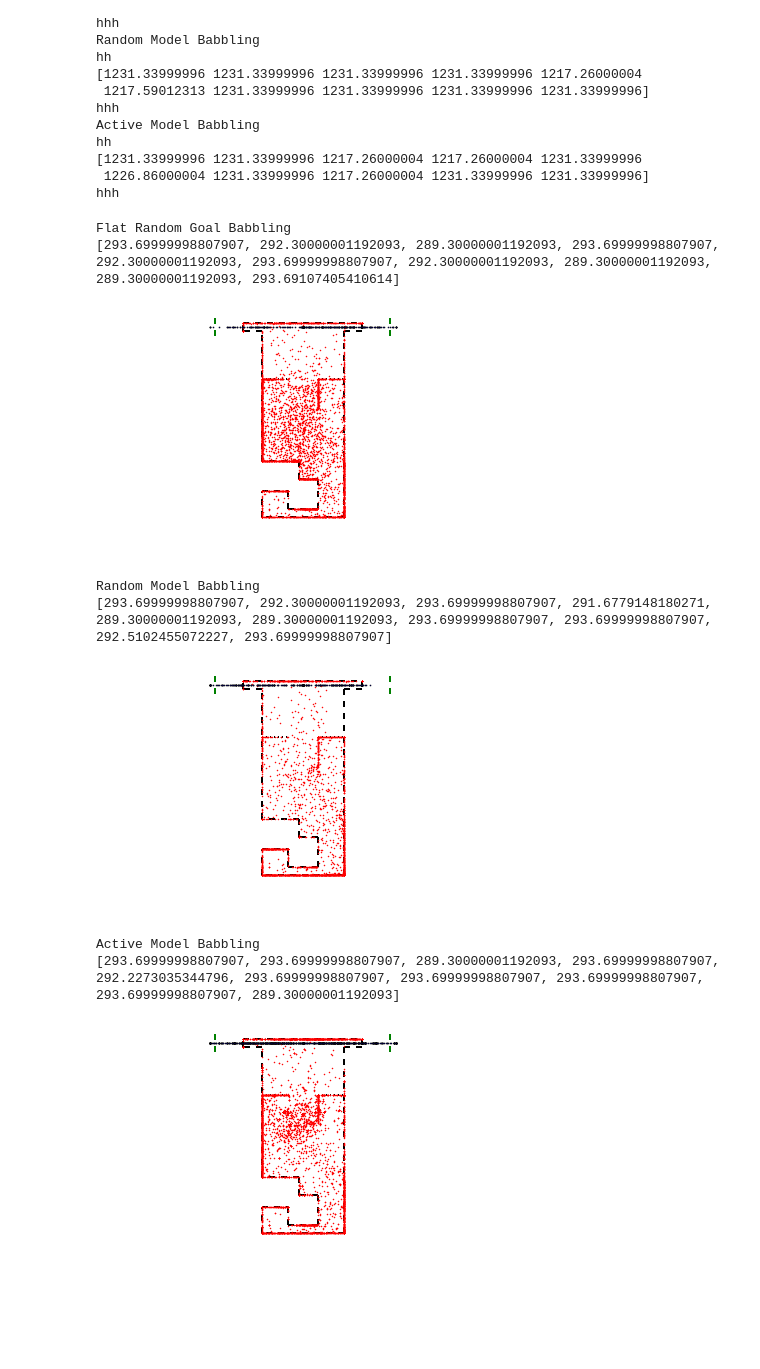
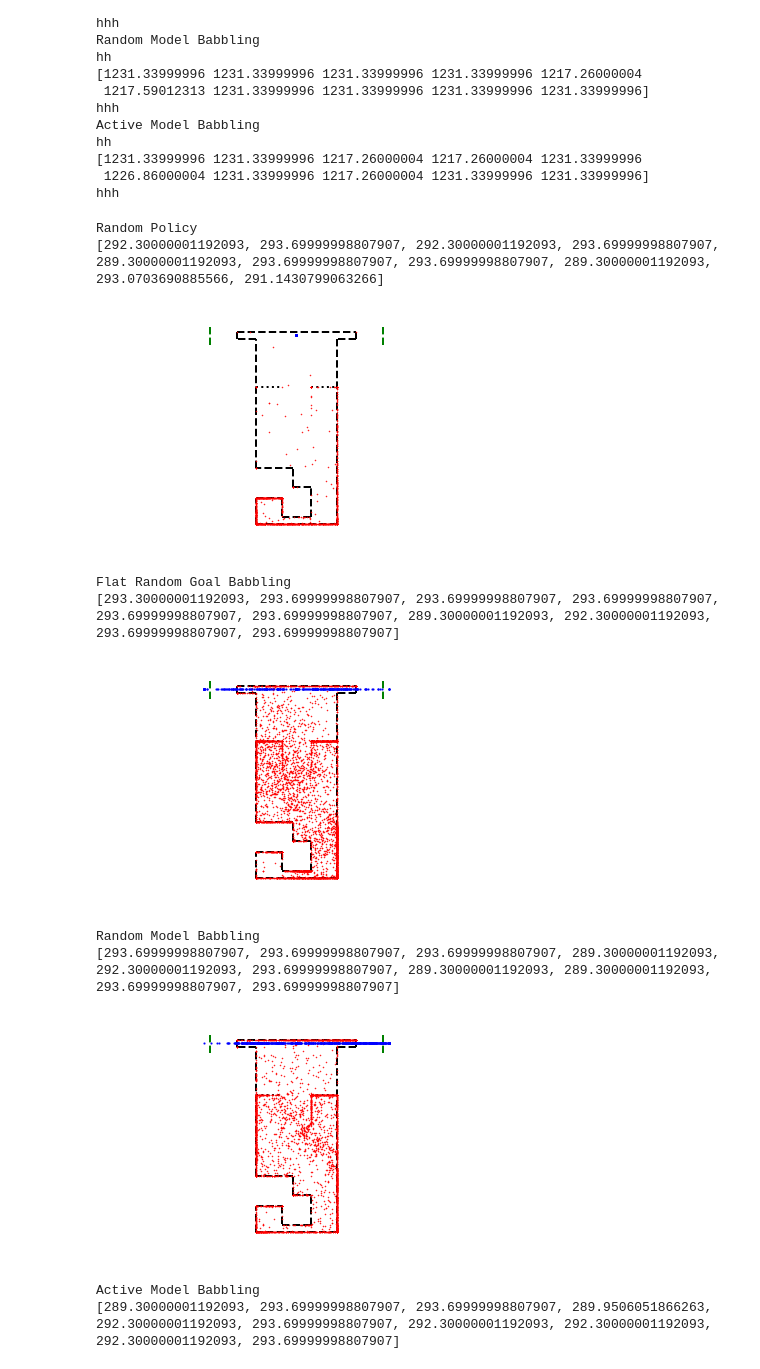
Before and after one commit to rPortelas/malmo_mountain_cart, a Jupyter notebook: data_visualization.ipynb, the cells around one changed output. Saved outputs shown, nothing was run; the diff lists cells and outputs as text; code cells hidden in the pictures; blank space fills up the shorter version.

```diff
--- a/data_visualization.ipynb
+++ b/data_visualization.ipynb
@@ -9,10 +8,10 @@ import pylab
 import seaborn
 # %%
 # Step 1 load data
-nb_runs = 1
-#model_full_names = ["Random Policy", "Flat Random Goal Babbling", "Random Model Babbling", "Active Model Babbling"]
-model_full_names = ["Flat Random Goal Babbling", "Random Model Babbling", "Active Model Babbling"]
-model_filenames = ["dist_final_fmb","dist_final_rmb","final_amb"]
+nb_runs = 2
+model_full_names = ["Random Policy", "Flat Random Goal Babbling", "Random Model Babbling", "Active Model Babbling"]
+#model_full_names = ["Flat Random Goal Babbling", "Random Model Babbling", "Active Model Babbling"]
+model_filenames = ["skip4_random","skip4_f_rgb","skip4_rmb","skip4_amb"]
 #model_filenames = ["random","dist_fmb","dist_rmb","dist_amb"]
 
 saves = {}
@@ -26,6 +25,5 @@ for filename in model_filenames:
         full_filename = "run_saves/"+filename+"_"+str(j)+"_bk.pickle"
         if os.path.isfile(full_filename):
             data = pickle.load(open(full_filename,"rb"))
-            print 'final_eval_errors_bread_cart' in data
             saves[filename].append(data)
 # %% [output]
@@ -52,25 +55,27 @@ hhh
 # %%
 # Visualization of cart and agent final pos reached on 1 run
 for m_name, m_id in zip(model_full_names,model_filenames):
-    b_k = saves[m_id][0]
-    print m_name
+    b_k = saves[m_id][1]
+    print(m_name)
     #for i in range(nb_runs):
     #b_k = saves[m_id][i]
-    print  b_k['final_agent_x_reached'][:10]
+    print(b_k['final_agent_x_reached'][:10])
     plot_agent_pos_exploration(1, b_k['final_agent_x_reached'],
                                    b_k['final_agent_z_reached'],
                                    b_k['final_cart_x_reached'])
     if m_id == 'new_fmb':
-        print 'zzz'
+        print('zzz')
         #plt.savefig("cov_"+m_name+".pdf", bbox_inches='tight')
     plt.show()
 # %% [output]
-Flat Random Goal Babbling
-[293.69999998807907, 292.30000001192093, 289.30000001192093, 293.69999998807907, 292.30000001192093, 293.69999998807907, 292.30000001192093, 289.30000001192093, 289.30000001192093, 293.69107405410614]
+Random Policy
+[292.30000001192093, 293.69999998807907, 292.30000001192093, 293.69999998807907, 289.30000001192093, 293.69999998807907, 293.69999998807907, 289.30000001192093, 293.0703690885566, 291.1430799063266]
-[figure, old version]
+[figure, new version]
-Random Model Babbling
-[293.69999998807907, 292.30000001192093, 293.69999998807907, 291.6779148180271, 289.30000001192093, 289.30000001192093, 293.69999998807907, 293.69999998807907, 292.5102455072227, 293.69999998807907]
+Flat Random Goal Babbling
+[293.30000001192093, 293.69999998807907, 293.69999998807907, 293.69999998807907, 293.69999998807907, 293.69999998807907, 289.30000001192093, 292.30000001192093, 293.69999998807907, 293.69999998807907]
-[figure, old version]
+[figure, new version]
-Active Model Babbling
-[293.69999998807907, 293.69999998807907, 289.30000001192093, 293.69999998807907, 292.2273035344796, 293.69999998807907, 293.69999998807907, 293.69999998807907, 293.69999998807907, 289.30000001192093]
+Random Model Babbling
+[293.69999998807907, 293.69999998807907, 293.69999998807907, 289.30000001192093, 292.30000001192093, 293.69999998807907, 289.30000001192093, 289.30000001192093, 293.69999998807907, 293.69999998807907]
-[figure, old version]
+[figure, new version]
+Active Model Babbling
+[289.30000001192093, 293.69999998807907, 293.69999998807907, 289.9506051866263, 292.30000001192093, 293.69999998807907, 292.30000001192093, 292.30000001192093, 292.30000001192093, 293.69999998807907]
```
Also changed, not shown: parts of 7 cells of this notebook, 1 other file.
